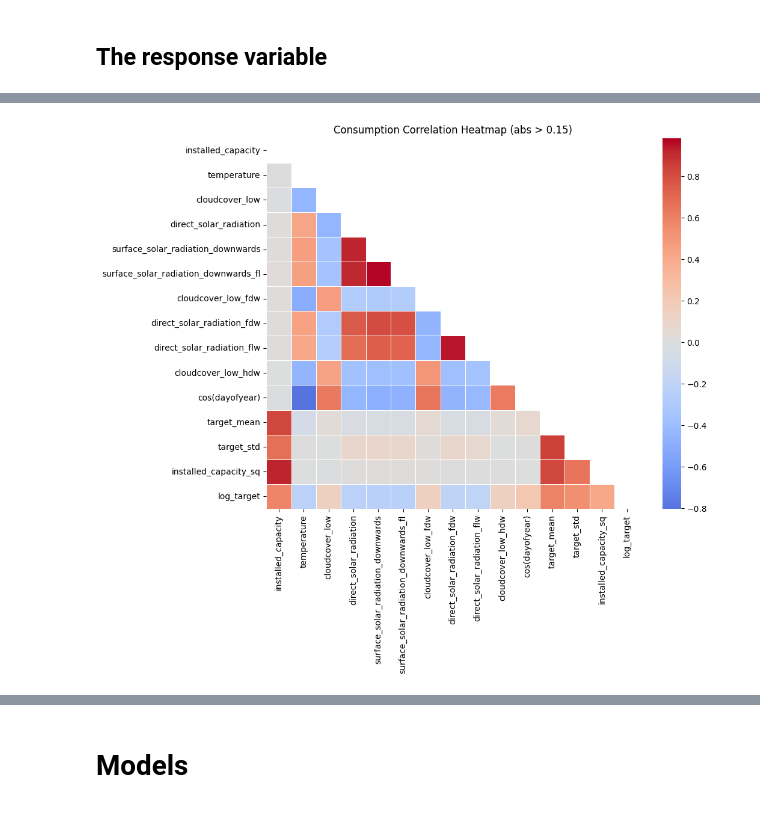
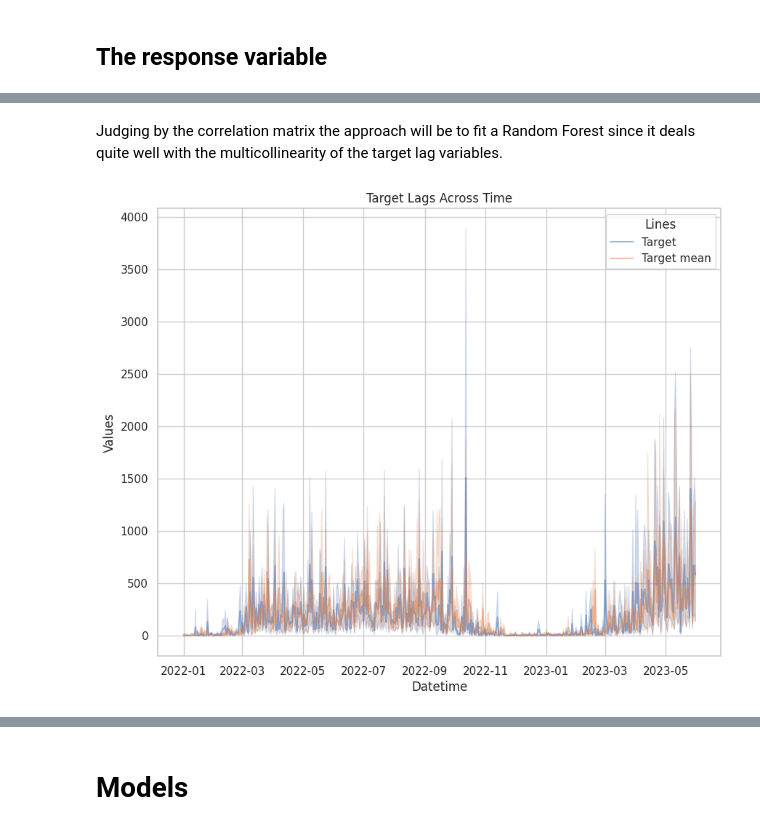
Before and after one commit to luisdi28ms/machine-learning, a Jupyter notebook: kaggle/enefit-prosumers-patterns.ipynb, the cells around one changed output, grey strips where cells are left out. Drawn from its saved outputs; the diff is of its cells as text; code cells hidden in the pictures.

```diff
--- a/kaggle/enefit-prosumers-patterns.ipynb
+++ b/kaggle/enefit-prosumers-patterns.ipynb
@@ -469,30 +400,0 @@ prod_cols = corr_heatmap(sample_df[sample_df['is_consumption']==0].drop(drop_col
-# %%
-drop_cols = ['target_1',
-             'target_2',
-             'target_3',
-             'target_4',
-             'target_5',
-             'target_6',
-             'target_7',
-             'dewpoint',
-             'direct_solar_radiation_fl',
-             'temperature_fl',
-             'temperature_hd',
-             'temperature_hl',
-             'temperature_fdw',
-             'temperature_flw',
-             'temperature_hdw',
-             'temperature_hlw',
-             'dewpoint_fl',
-             'dewpoint_hd',
-             'dewpoint_hl',
-             'dewpoint_fdw',
-             'dewpoint_flw',
-             'dewpoint_hdw',
-             'dewpoint_hlw',
-            'surface_solar_radiation_downwards_fdw',
-                        'surface_solar_radiation_downwards_flw']
-con_cols = corr_heatmap(sample_df[sample_df['is_consumption']==1].drop(drop_cols,axis=1),
-                        'Consumption')
-# %% [output]
-[figure, removed]
@@ -501,3 +401,24 @@ sample_df['log_target_mean'] = np.log(sample_df['target_mean'] + 1)
+# %% [markdown]
+Judging by the correlation matrix the approach will be to fit a Random Forest since it deals quite well with the multicollinearity of the target lag variables.
+# %%
+sns.set(style="whitegrid")
+def line_plot(df=sample_df):
+    # Plot multiple lines using Seaborn
+    sample_df['datetime'] = pd.to_datetime(sample_df[['year', 'month', 'day']])
+    sns.lineplot(x='datetime', y='target', alpha=0.5, data=df, label='Target')
+    sns.lineplot(x='datetime', y='target_mean', alpha=0.5, data=df, label='Target mean')
+
+
+    # Set labels and title
+    plt.xlabel('Datetime')
+    plt.ylabel('Values')
+    plt.title('Target Lags Across Time')
+
+    # Display the plot
+    plt.legend(title='Lines', loc='upper right')
+line_plot()
+# %% [output]
+[figure, added]
 # %%
 # Set the default figure size for all subsequent plots
 plt.rcParams['figure.figsize'] = (10, 8)
```
Also changed, not shown: parts of 57 cells of this notebook.
